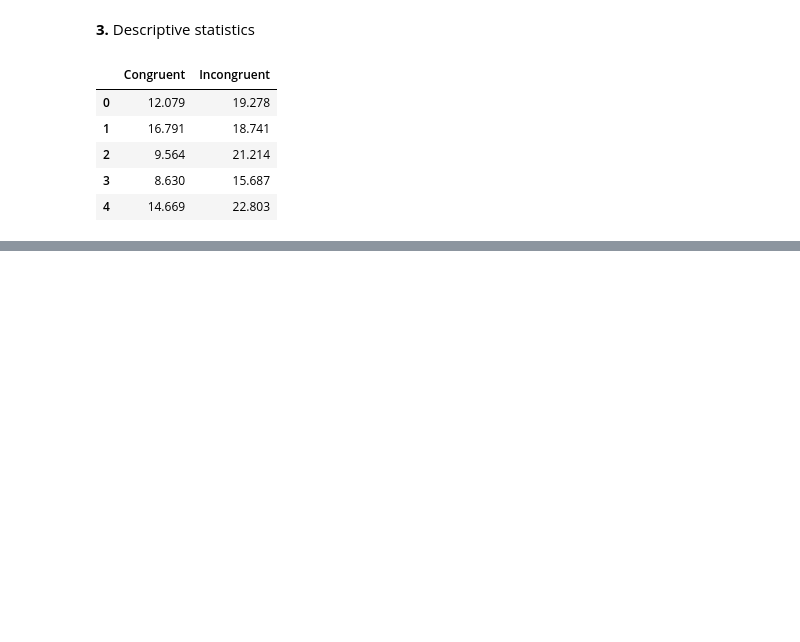
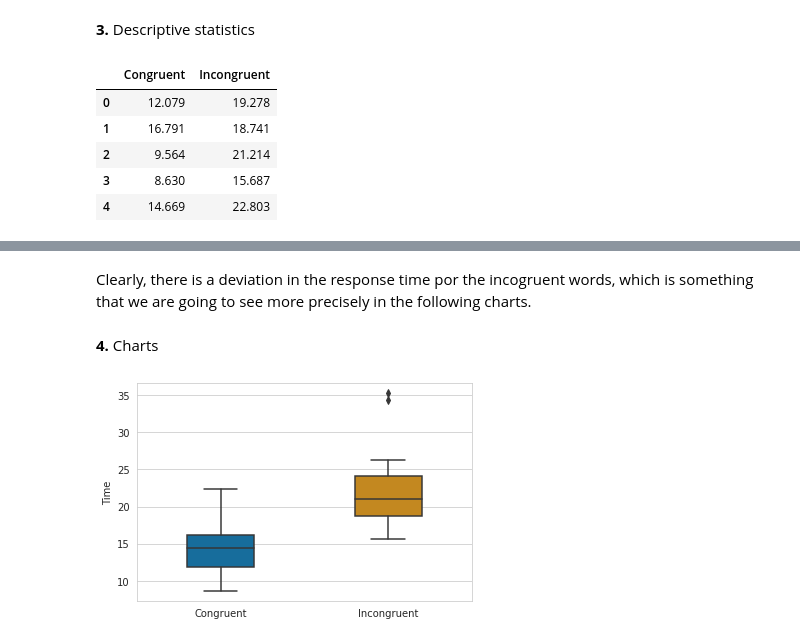
Before and after one commit to ivillalonga/NnDgree3, a Jupyter notebook: Proyecto 3.ipynb, the cells around one changed output, grey strips where cells are left out. Cells and saved outputs as stored; diff of their text form; code cells hidden in the pictures; blank space fills up the shorter version.

```diff
--- a/Proyecto 3.ipynb
+++ b/Proyecto 3.ipynb
@@ -68,0 +84,11 @@ Standard Desviations  3.559357957645195 4.797057122469138
+# %% [markdown]
+Clearly, there is a deviation in the response time por the incogruent words, which is something that we are going to see more precisely in the following charts.
+# %% [markdown]
+**4.** Charts
+# %%
+#Visualization 1
+sns.set_style("whitegrid")
+sns.boxplot(data=df[['Congruent', 'Incongruent']], orient="v",width=0.4, palette="colorblind");
+plt.ylabel("Time");
+# %% [output]
+[figure, added]
```
Also changed, not shown: parts of 13 cells of this notebook.
